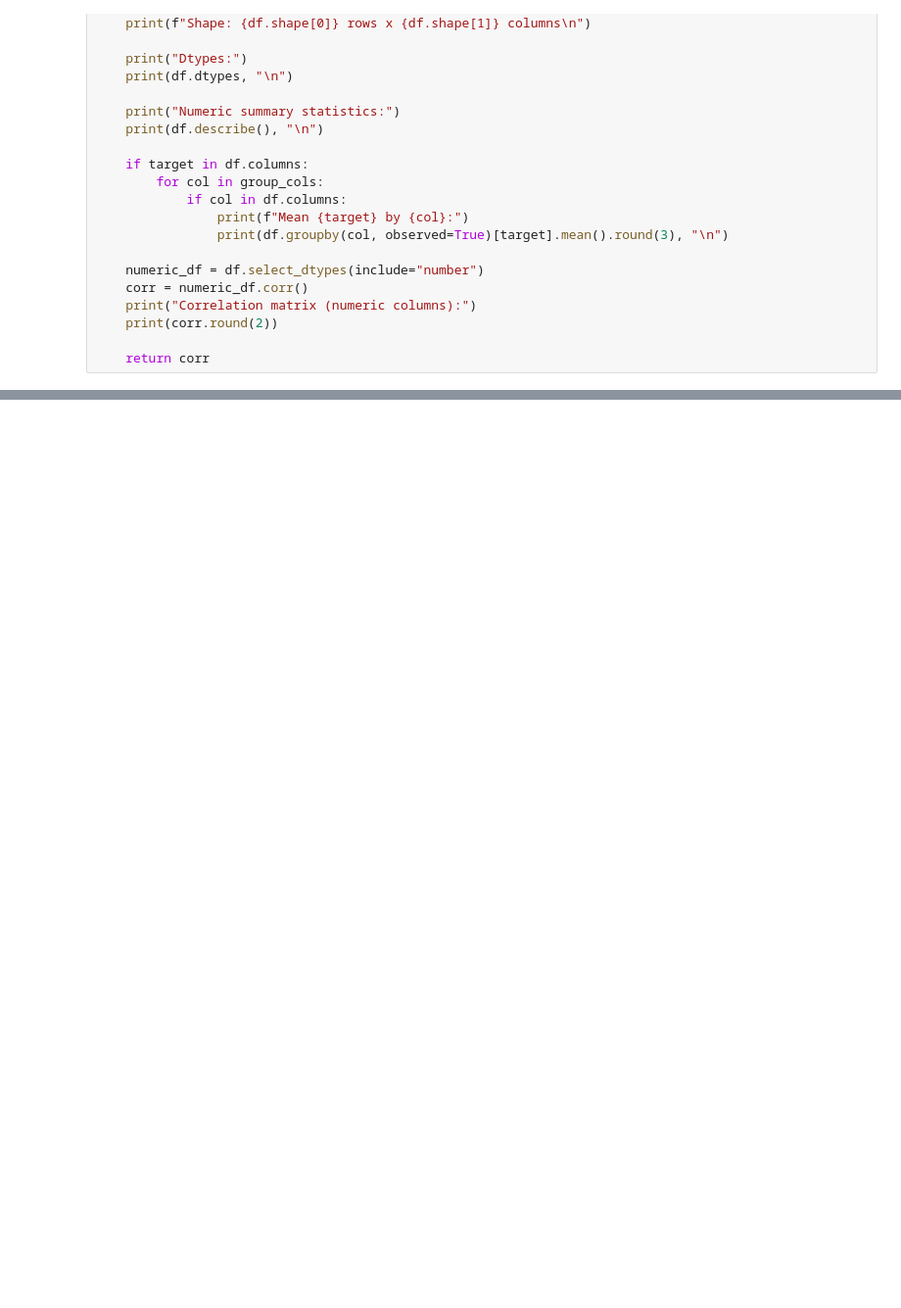
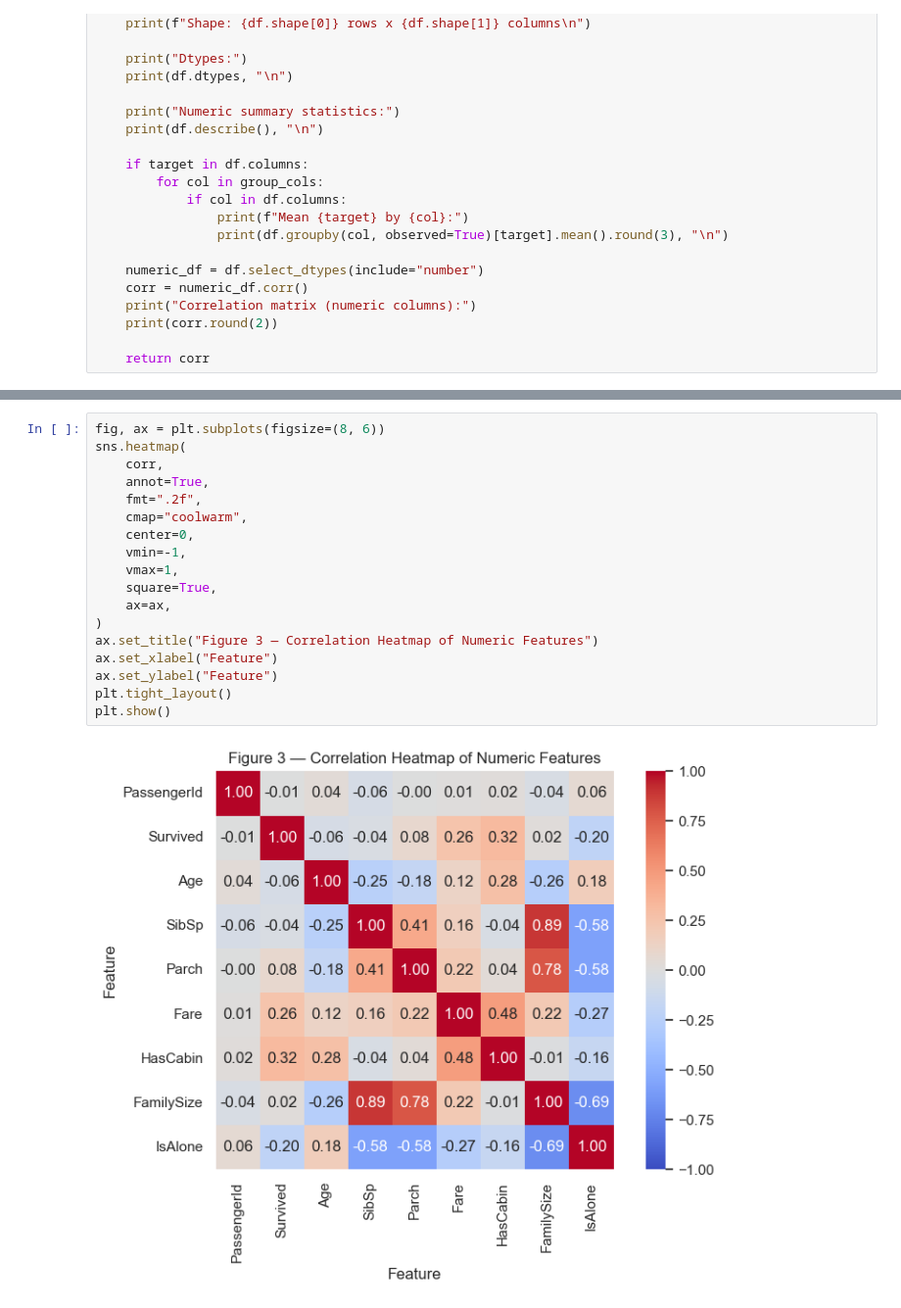
Before and after one commit to johnlaine1/ai-programming-foundations-project, a Jupyter notebook: data_workflow.ipynb, the cells around one changed output, grey strips where cells are left out. Shown at 98% size. Cells and saved outputs as stored; diff of their text form; blank space fills up the shorter version.

```diff
--- a/data_workflow.ipynb
+++ b/data_workflow.ipynb
@@ -167,0 +278,20 @@ corr = explore_dataset(df_clean)
+# %%
+fig, ax = plt.subplots(figsize=(8, 6))
+sns.heatmap(
+    corr,
+    annot=True,
+    fmt=".2f",
+    cmap="coolwarm",
+    center=0,
+    vmin=-1,
+    vmax=1,
+    square=True,
+    ax=ax,
+)
+ax.set_title("Figure 3 — Correlation Heatmap of Numeric Features")
+ax.set_xlabel("Feature")
+ax.set_ylabel("Feature")
+plt.tight_layout()
+plt.show()
+# %% [output]
+[figure, added]
```
Also changed, not shown: parts of 11 cells of this notebook.
